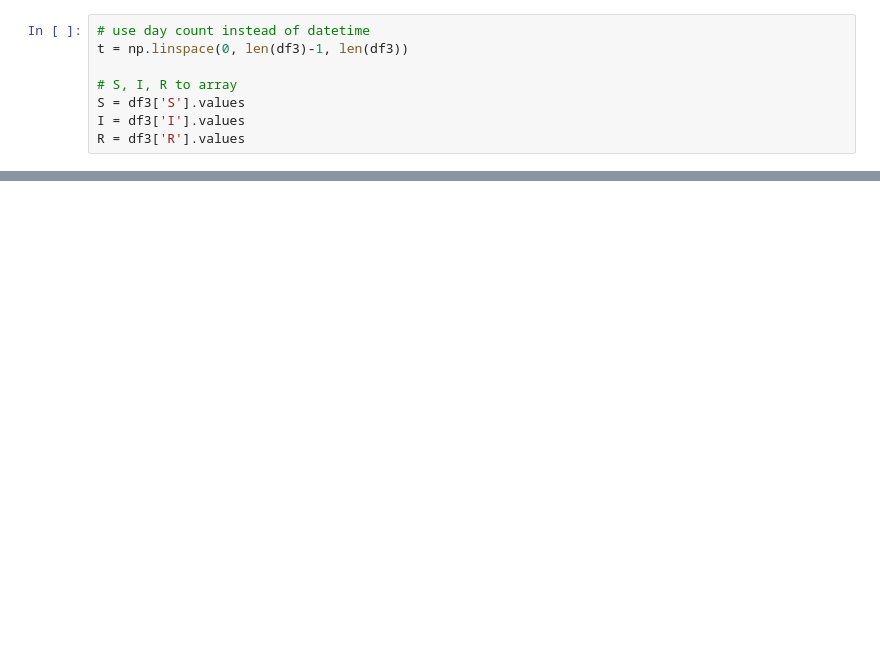
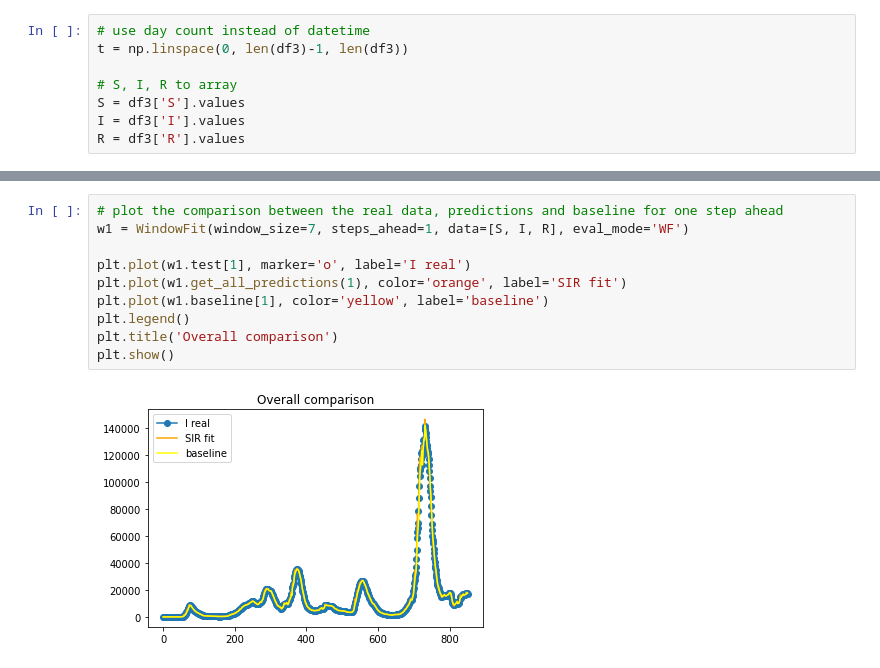
Before and after one commit to marialonsogar/COVID-Dynamics-Model-Comparison, a Jupyter notebook: modeling/sir-spain.ipynb, the cells around one changed output, grey strips where cells are left out. Cells and saved outputs as stored; diff of their text form; blank space fills up the shorter version.

```diff
--- a/modeling/sir-spain.ipynb
+++ b/modeling/sir-spain.ipynb
@@ -796,0 +356,12 @@ overall_eval_baseline
+# %%
+# plot the comparison between the real data, predictions and baseline for one step ahead
+w1 = WindowFit(window_size=7, steps_ahead=1, data=[S, I, R], eval_mode='WF')
+
+plt.plot(w1.test[1], marker='o', label='I real')
+plt.plot(w1.get_all_predictions(1), color='orange', label='SIR fit')
+plt.plot(w1.baseline[1], color='yellow', label='baseline')
+plt.legend()
+plt.title('Overall comparison')
+plt.show()
+# %% [output]
+[figure, added]
```
Also changed, not shown: parts of 76 cells of this notebook.
